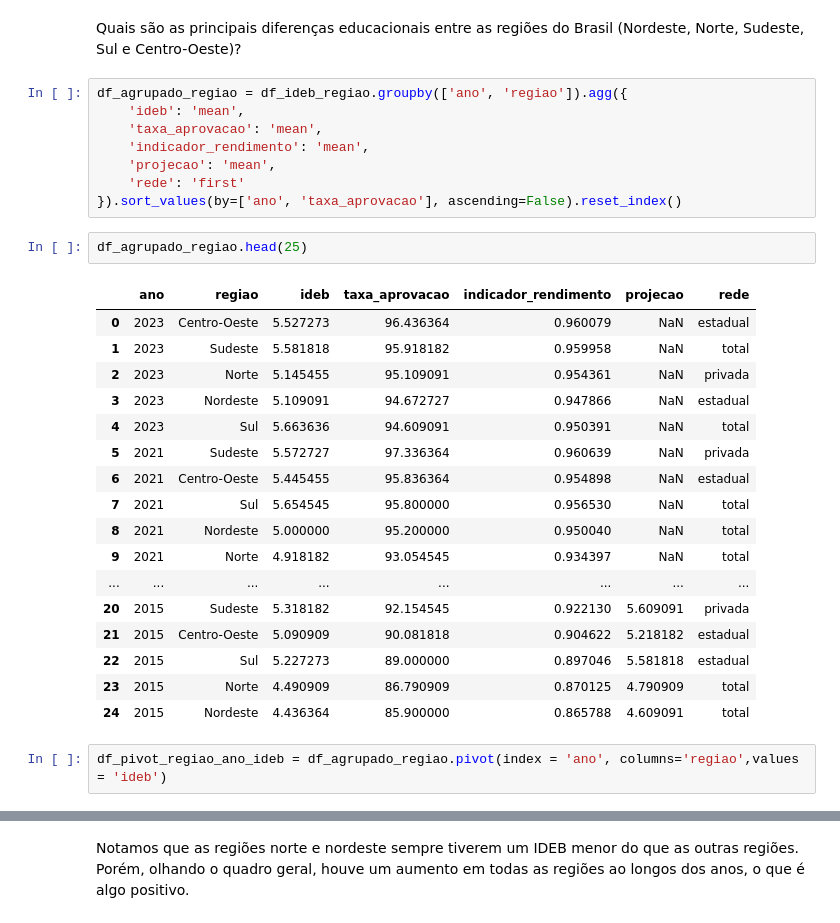
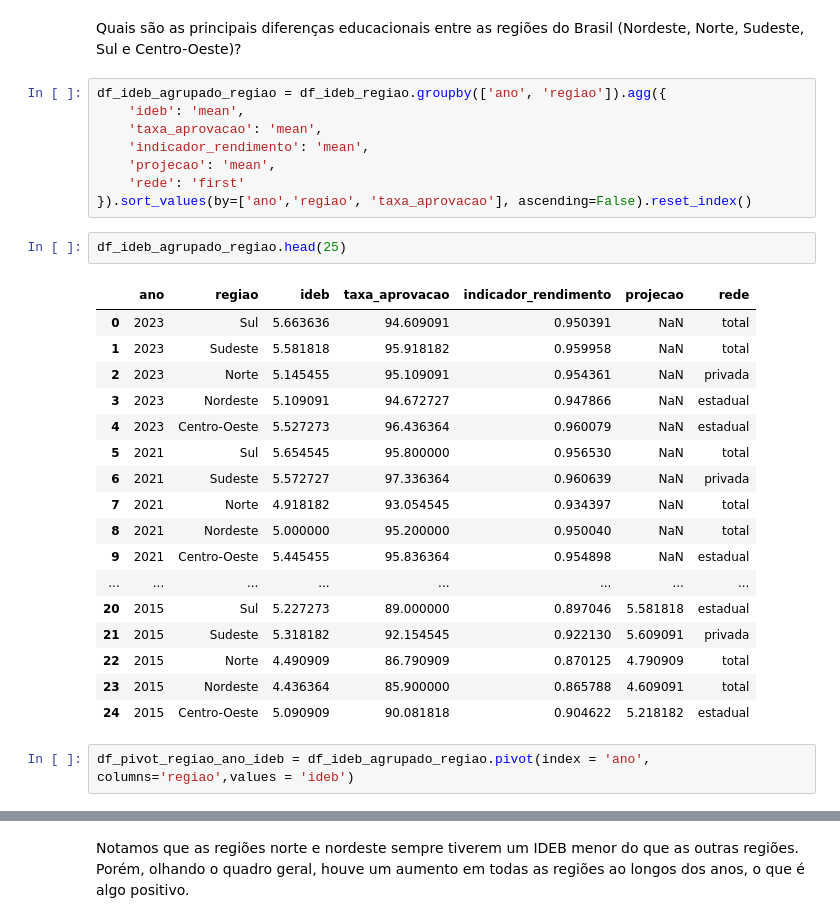
Before and after one commit to felipsants/EDA-Analytica, a Jupyter notebook: EDA.ipynb, the cells around one changed output, grey strips where cells are left out. Saved outputs shown, nothing was run; the diff lists cells and outputs as text.

```diff
--- a/EDA.ipynb
+++ b/EDA.ipynb
@@ -681,35 +758,35 @@ Aqui eu filtrei os id's inscrição válidos, que existiam nos dois DF, porque e
 # %% [markdown]
 Quais são as principais diferenças educacionais entre as regiões do Brasil (Nordeste, Norte, Sudeste, Sul e Centro-Oeste)?
 # %%
-df_agrupado_regiao = df_ideb_regiao.groupby(['ano', 'regiao']).agg({
+df_ideb_agrupado_regiao = df_ideb_regiao.groupby(['ano', 'regiao']).agg({
     'ideb': 'mean',
     'taxa_aprovacao': 'mean',
     'indicador_rendimento': 'mean',
     'projecao': 'mean',
     'rede': 'first'
-}).sort_values(by=['ano', 'taxa_aprovacao'], ascending=False).reset_index()
+}).sort_values(by=['ano','regiao', 'taxa_aprovacao'], ascending=False).reset_index()
 # %%
-df_agrupado_regiao.head(25)
+df_ideb_agrupado_regiao.head(25)
 # %% [output]
 |  | ano | regiao | ideb | taxa_aprovacao | indicador_rendimento | projecao | rede |
-| 0 | 2023 | Centro-Oeste | 5.527273 | 96.436364 | 0.960079 | NaN | estadual |
+| 0 | 2023 | Sul | 5.663636 | 94.609091 | 0.950391 | NaN | total |
 | 1 | 2023 | Sudeste | 5.581818 | 95.918182 | 0.959958 | NaN | total |
 | 2 | 2023 | Norte | 5.145455 | 95.109091 | 0.954361 | NaN | privada |
 | 3 | 2023 | Nordeste | 5.109091 | 94.672727 | 0.947866 | NaN | estadual |
-| 4 | 2023 | Sul | 5.663636 | 94.609091 | 0.950391 | NaN | total |
-| 5 | 2021 | Sudeste | 5.572727 | 97.336364 | 0.960639 | NaN | privada |
-| 6 | 2021 | Centro-Oeste | 5.445455 | 95.836364 | 0.954898 | NaN | estadual |
-| 7 | 2021 | Sul | 5.654545 | 95.800000 | 0.956530 | NaN | total |
+| 4 | 2023 | Centro-Oeste | 5.527273 | 96.436364 | 0.960079 | NaN | estadual |
+| 5 | 2021 | Sul | 5.654545 | 95.800000 | 0.956530 | NaN | total |
+| 6 | 2021 | Sudeste | 5.572727 | 97.336364 | 0.960639 | NaN | privada |
+| 7 | 2021 | Norte | 4.918182 | 93.054545 | 0.934397 | NaN | total |
 | 8 | 2021 | Nordeste | 5.000000 | 95.200000 | 0.950040 | NaN | total |
-| 9 | 2021 | Norte | 4.918182 | 93.054545 | 0.934397 | NaN | total |
+| 9 | 2021 | Centro-Oeste | 5.445455 | 95.836364 | 0.954898 | NaN | estadual |
 | ... | ... | ... | ... | ... | ... | ... | ... |
-| 20 | 2015 | Sudeste | 5.318182 | 92.154545 | 0.922130 | 5.609091 | privada |
-| 21 | 2015 | Centro-Oeste | 5.090909 | 90.081818 | 0.904622 | 5.218182 | estadual |
-| 22 | 2015 | Sul | 5.227273 | 89.000000 | 0.897046 | 5.581818 | estadual |
-| 23 | 2015 | Norte | 4.490909 | 86.790909 | 0.870125 | 4.790909 | total |
-| 24 | 2015 | Nordeste | 4.436364 | 85.900000 | 0.865788 | 4.609091 | total |
+| 20 | 2015 | Sul | 5.227273 | 89.000000 | 0.897046 | 5.581818 | estadual |
+| 21 | 2015 | Sudeste | 5.318182 | 92.154545 | 0.922130 | 5.609091 | privada |
+| 22 | 2015 | Norte | 4.490909 | 86.790909 | 0.870125 | 4.790909 | total |
+| 23 | 2015 | Nordeste | 4.436364 | 85.900000 | 0.865788 | 4.609091 | total |
+| 24 | 2015 | Centro-Oeste | 5.090909 | 90.081818 | 0.904622 | 5.218182 | estadual |
 # %%
-df_pivot_regiao_ano_ideb = df_agrupado_regiao.pivot(index = 'ano', columns='regiao',values = 'ideb')
+df_pivot_regiao_ano_ideb = df_ideb_agrupado_regiao.pivot(index = 'ano', columns='regiao',values = 'ideb')
 # %%
 df_pivot_regiao_ano_ideb.plot(kind ='bar', figsize = (10,8))
 
```
Also changed, not shown: parts of 56 cells of this notebook, 1 other file.
